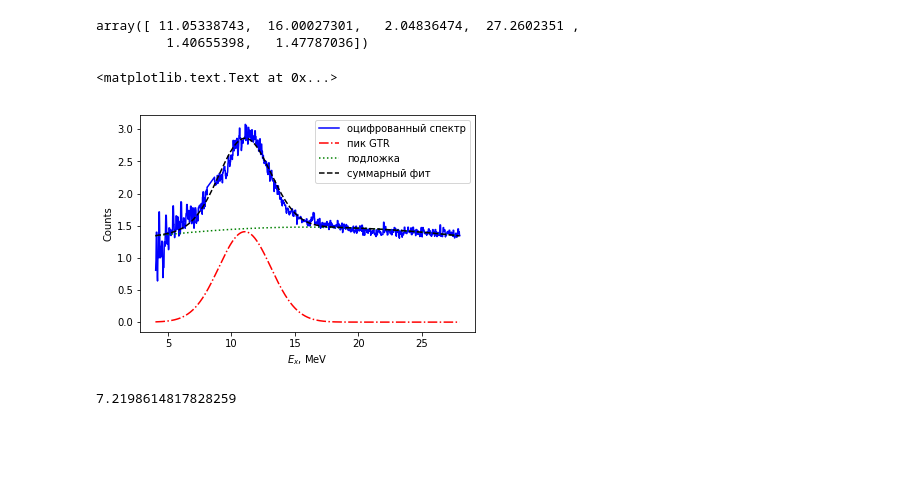
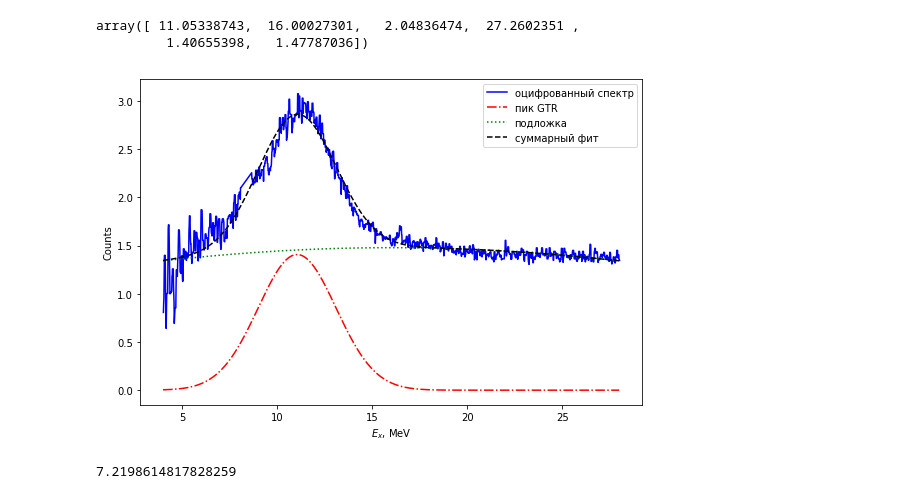
Before and after one commit to Almaz93/neutrino, a Jupyter notebook: double_beta_decay/Almaz's work/calculation/decomposition.ipynb, the cells around one changed output. Drawn from its saved outputs; the diff is of its cells as text; code cells hidden in the pictures; blank space fills up the shorter version.

```diff
--- a/double_beta_decay/Almaz's work/calculation/decomposition.ipynb
+++ b/double_beta_decay/Almaz's work/calculation/decomposition.ipynb
@@ -116,16 +116,18 @@ fitted_params2
 array([ 11.05338743,  16.00027301,   2.04836474,  27.2602351 ,
          1.40655398,   1.47787036])
 # %%
+plt.figure(figsize=(9,6))
 plt.plot(data2['x'].values, data2['y'].values, c='b', label='оцифрованный спектр')
 plt.plot(xx, gauss(xx, fitted_params2[0], fitted_params2[2], fitted_params2[4],), c='r', ls='-.', label='пик GTR')
 plt.plot(xx, gauss(xx, fitted_params2[1], fitted_params2[3], fitted_params2[5],), c='g', ls=':', label='подложка')
 plt.plot(xx, tri_norm2(xx, *fitted_params2), c='black', ls='--', label='суммарный фит')
 plt.legend()
 plt.xlabel('$E_x$, MeV')
 plt.ylabel('Counts')
+
+plt.savefig('decomposition.png', format='png', dpi=600)
 # %% [output]
-<matplotlib.text.Text at 0x...>
-[figure, old version]
+[figure, new version]
 # %%
 trapz(gauss(xx, fitted_params2[0], fitted_params2[2], fitted_params2[4]), xx)
 # %% [output]
```
Also changed, not shown: 58 other files.
